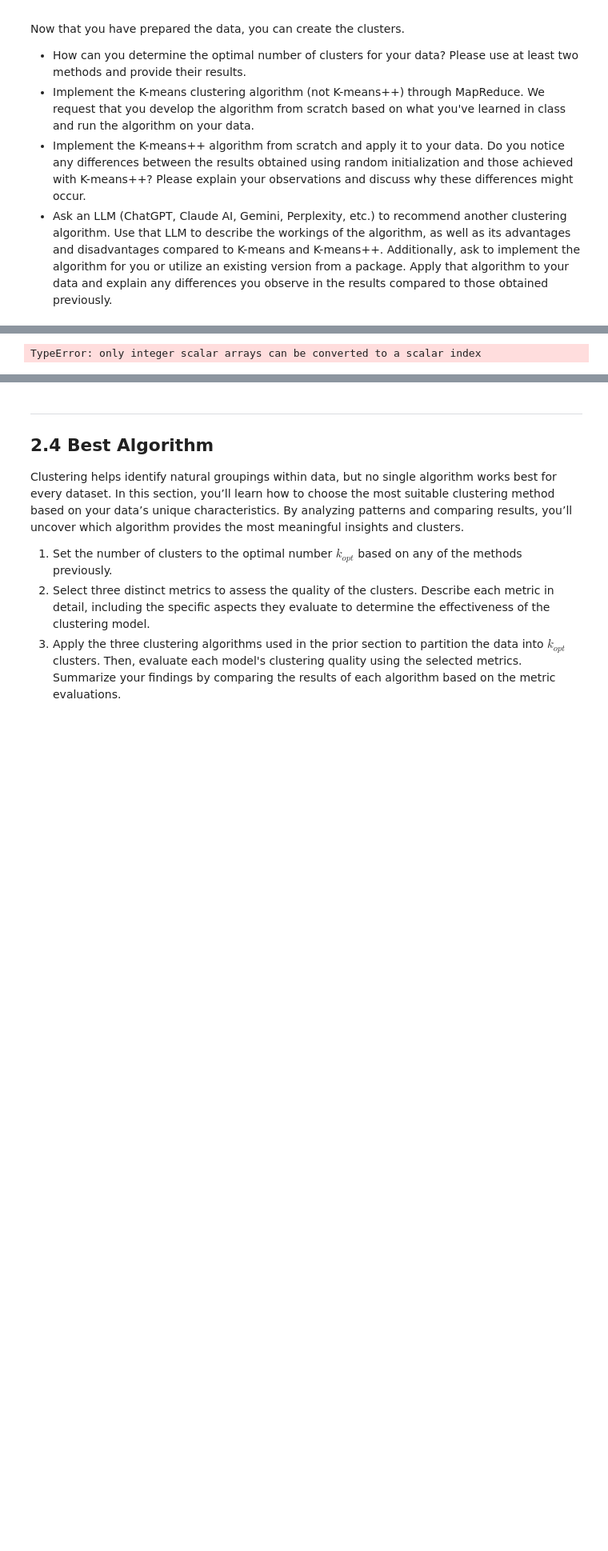
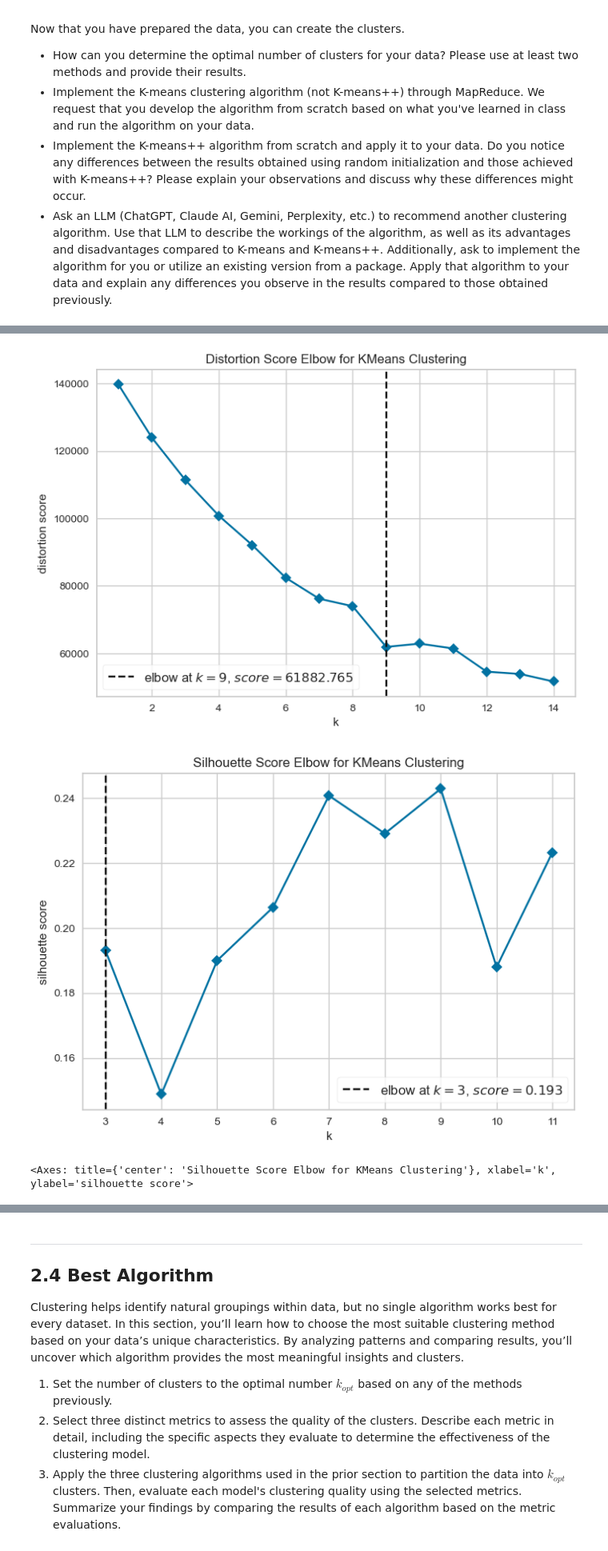
Before and after one commit to yaraoyoussef/ADM-HW4, a Jupyter notebook: main.ipynb, the cells around one changed output, grey strips where cells are left out. Shown at 80% size. Drawn from its saved outputs; the diff is of its cells as text; code cells hidden in the pictures; blank space fills up the shorter version.

```diff
--- a/main.ipynb
+++ b/main.ipynb
@@ -731,0 +662,17 @@ Principal Component 10: Explained Variance = 0.0313
+# %%
+n_optimal =np.where(percent_variance_ratio_cumsum >= 0.5)[0][0] +1  #we get the number of PC that meets our condition
+
+print(f'Optimal number of Principal Components for genres: {n_optimal}')
+
+# we do PCA again with the optimal number of components
+pca = PCA(n_components = n_optimal)
+reduced_genres = pca.fit_transform(movies_df_normalized[genres_split_columns])
+
+# we create a DataFrame with the reduced features
+new_PC_names = [f'PC_Genres{i+1}' for i in range(n_optimal)]
+reduced_genres_df = pd.DataFrame(reduced_genres, columns=new_PC_names)
+
+# merge with movie_df
+movies_df_reduced = pd.concat([movies_df_normalized[['movieId', 'title', 'relevant_genome_tag', 'common_user_tag', 'ratings_avg','total_ratings', 'rating_variance', 'unique_users_tagged']], reduced_genres_df], axis=1)
+
+movies_df_reduced.head()
@@ -834,24 +696,20 @@ print(movies_df.head())
-# %%
-def initialize_centroids_plus_plus(features, k):
-    """Initialize k centroids using the K-means++ algorithm."""
-    centroids = [features.sample(n=1).to_numpy().flatten()]
-    for _ in range(1, k):
-        distances = np.array([min([np.inner(c - x, c - x) for c in centroids]) for x in features.to_numpy()])
-        probabilities = distances / distances.sum()
-        cumulative_probabilities = probabilities.cumsum()
-        r = np.random.rand()
-        for i, p in enumerate(cumulative_probabilities):
-            if r < p:
-                centroids.append(features.iloc[i].to_numpy())
-                break
-    return np.array(centroids)
-
-# Applying K-means++ initialization
-centroids_pp = initialize_centroids_plus_plus(features_np, k)
-labels_pp, centroids_pp = kmeans(features_np, k, centroids_pp)
-
-# Adding cluster labels to the DataFrame
-movies_df['kmeans_pp_cluster'] = labels_pp
-print(movies_df.head())
-# %% [output]
-TypeError: only integer scalar arrays can be converted to a scalar index
+# %%
+from sklearn.cluster import KMeans
+from yellowbrick.cluster import KElbowVisualizer
+
+features = movies_df_reduced.select_dtypes(include=[np.number]).drop(columns=['movieId'])
+
+model = KMeans()
+visualizer = KElbowVisualizer(model, k=(1,15), timings=False)
+visualizer.fit(features)
+visualizer.show()
+
+
+visualizer = KElbowVisualizer(
+model, k=(3,12), metric='silhouette', timings=False) # this metric of course requires at least k = 2 otherwise there is no other cluster to compare to, we start with 3 as it is the best score following the elbow method
+visualizer.fit(features)
+visualizer.show()
+# %% [output]
+[figure, added]
+[figure, added]
+<Axes: title={'center': 'Silhouette Score Elbow for KMeans Clustering'}, xlabel='k', ylabel='silhouette score'>
```
Also changed, not shown: parts of 34 cells of this notebook.
